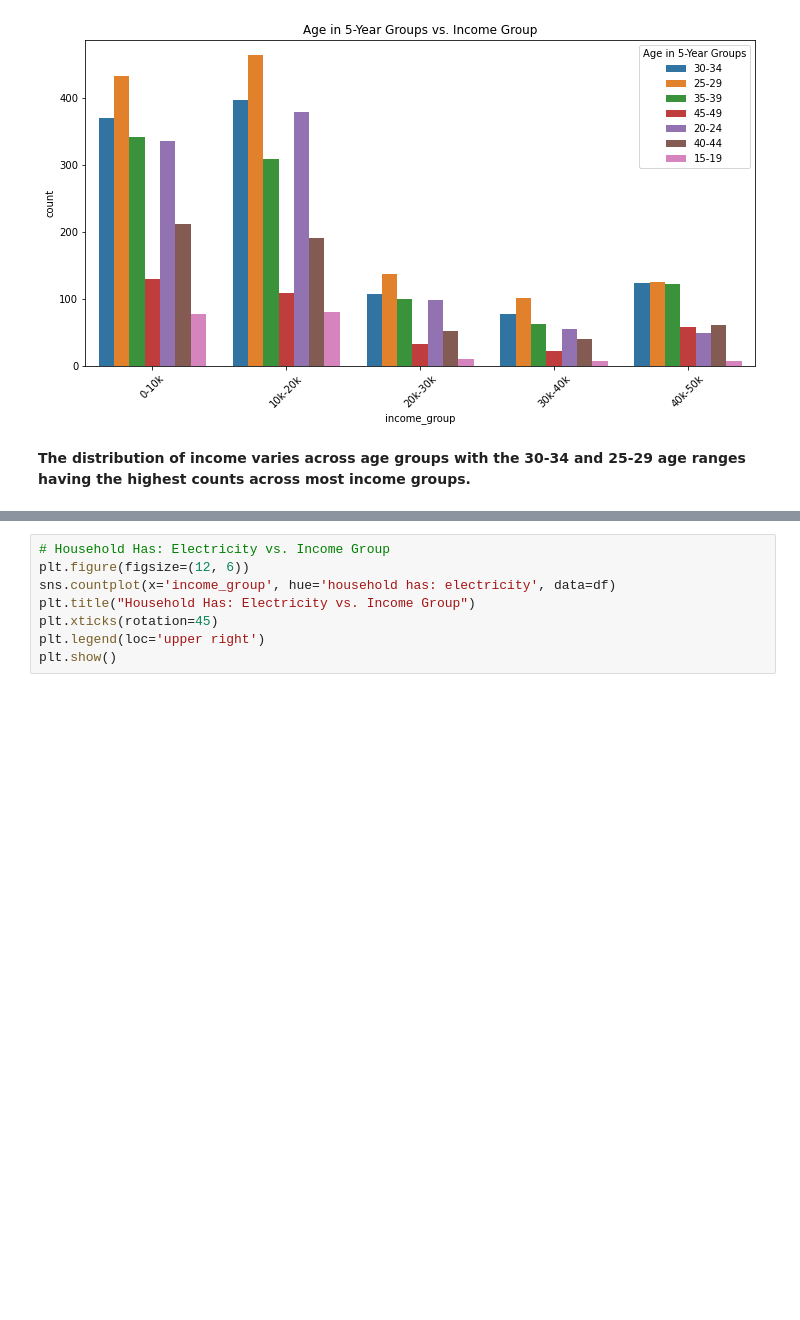
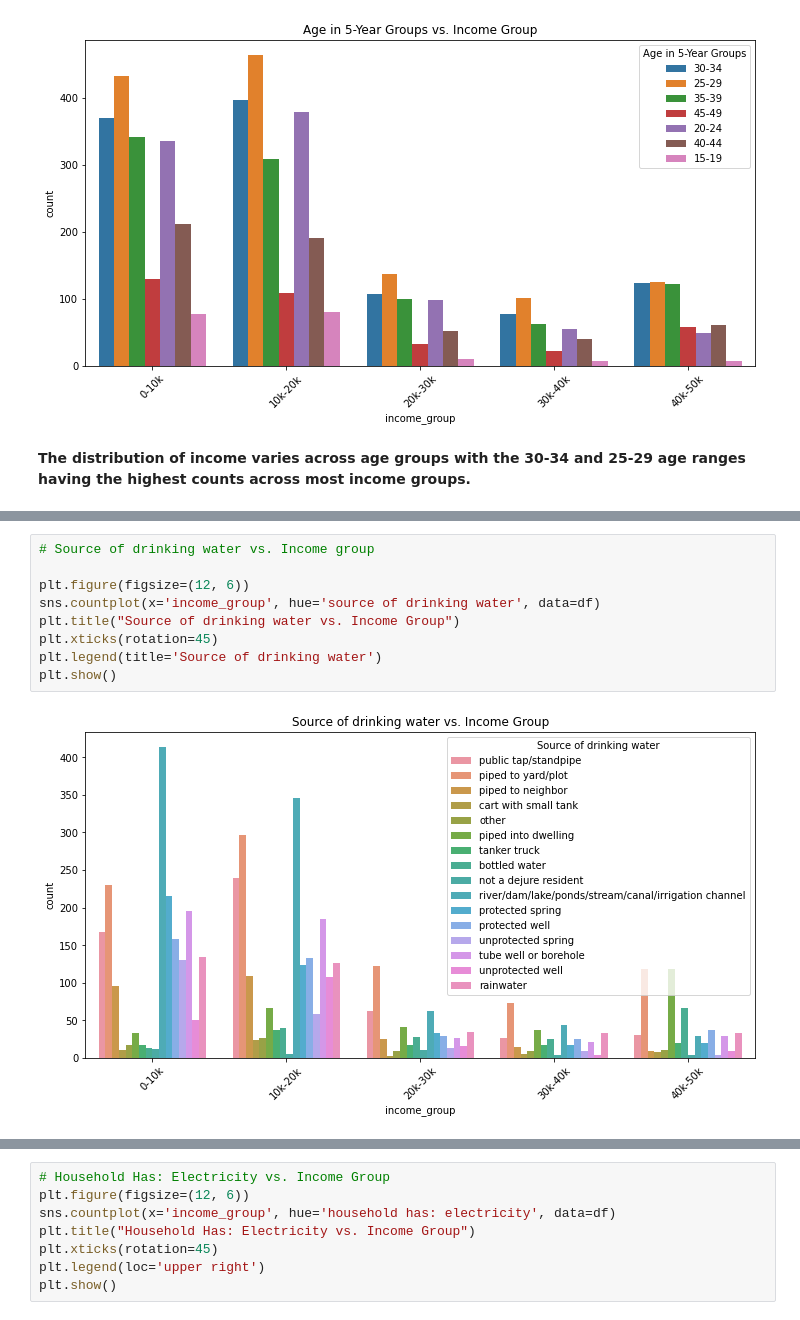
Before and after one commit to itsyourgirlnicky/Prediciting-Contributions-of-Informal-Workers-to-the-SHIF, a Jupyter notebook: Capstone_Project.ipynb, the cells around one changed output, grey strips where cells are left out. Cells and saved outputs as stored; diff of their text form; blank space fills up the shorter version.

```diff
--- a/Capstone_Project.ipynb
+++ b/Capstone_Project.ipynb
@@ -1079,0 +1101,11 @@ plt.show()
+# %%
+# Source of drinking water vs. Income group
+
+plt.figure(figsize=(12, 6))
+sns.countplot(x='income_group', hue='source of drinking water', data=df)
+plt.title("Source of drinking water vs. Income Group")
+plt.xticks(rotation=45)
+plt.legend(title='Source of drinking water')
+plt.show()
+# %% [output]
+[figure, added]
```
Also changed, not shown: parts of 181 cells of this notebook.
